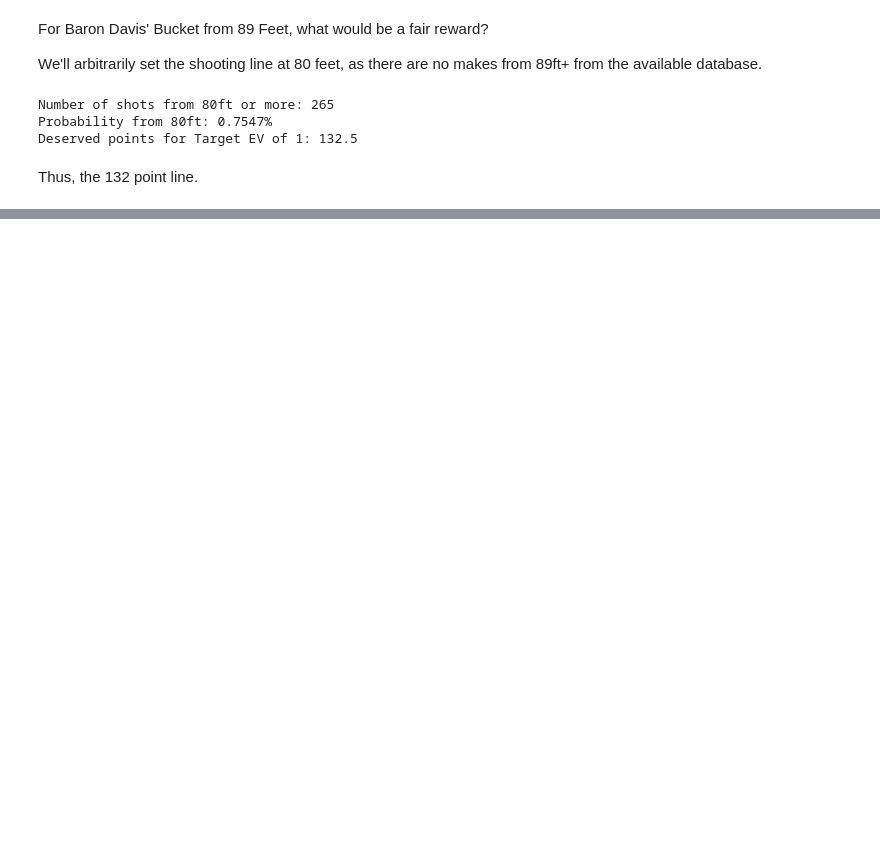
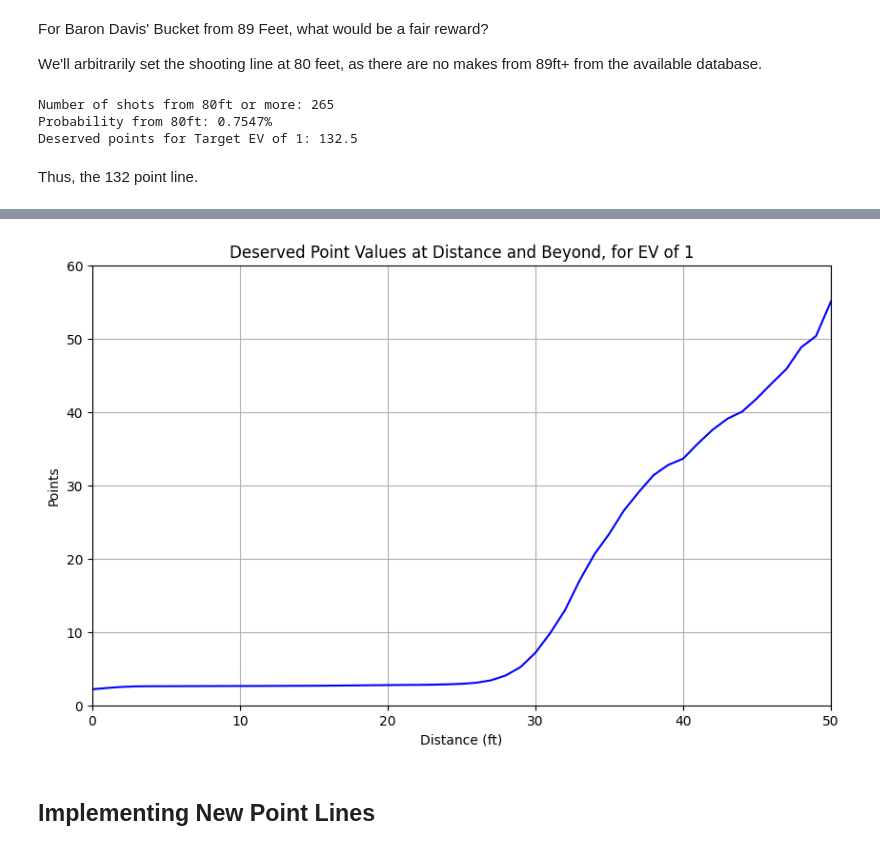
Before and after one commit to qghop/NBA-Re-Scoring, a Jupyter notebook: nba_re-scoring.ipynb, the cells around one changed output, grey strips where cells are left out. Drawn from its saved outputs; the diff is of its cells as text; code cells hidden in the pictures; blank space fills up the shorter version.

```diff
--- a/nba_re-scoring.ipynb
+++ b/nba_re-scoring.ipynb
@@ -150,0 +179,14 @@ Deserved points for Target EV of 1: 55.085470085470085
+# %%
+plt.figure(figsize=(10,6))
+plt.plot(list(points_per_distance.keys()), list(points_per_distance.values()), color='b')
+plt.title(f"Deserved Point Values at Distance and Beyond, for EV of {EV}")
+plt.xlabel("Distance (ft)")
+plt.ylabel("Points")
+plt.xlim(0,50)
+plt.ylim(0, points_per_distance[50]+5)
+plt.grid(True)
+plt.show()
+# %% [output]
+[figure, added]
+# %% [markdown]
+## Implementing New Point Lines
```
Also changed, not shown: parts of 7 cells of this notebook, 1 other file.
